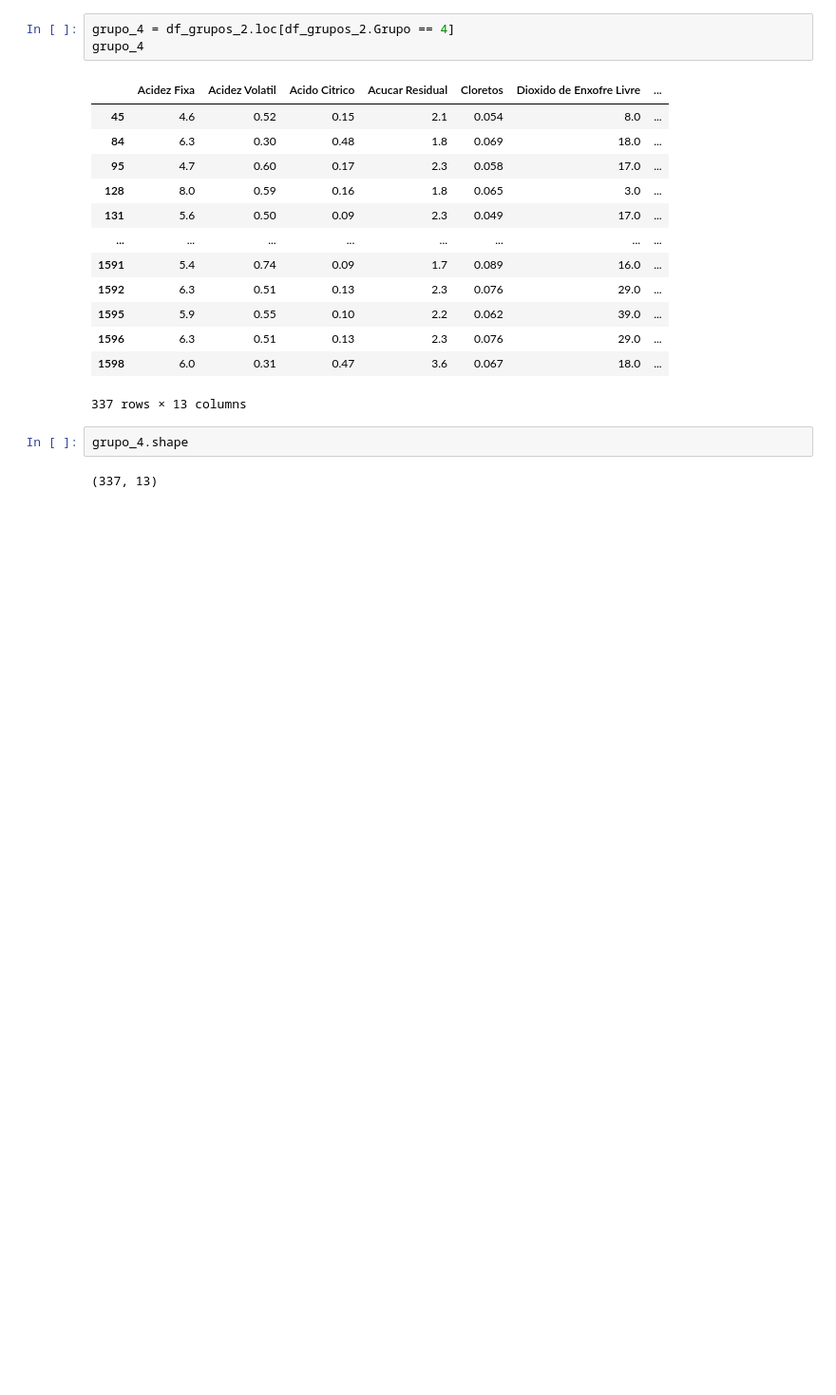
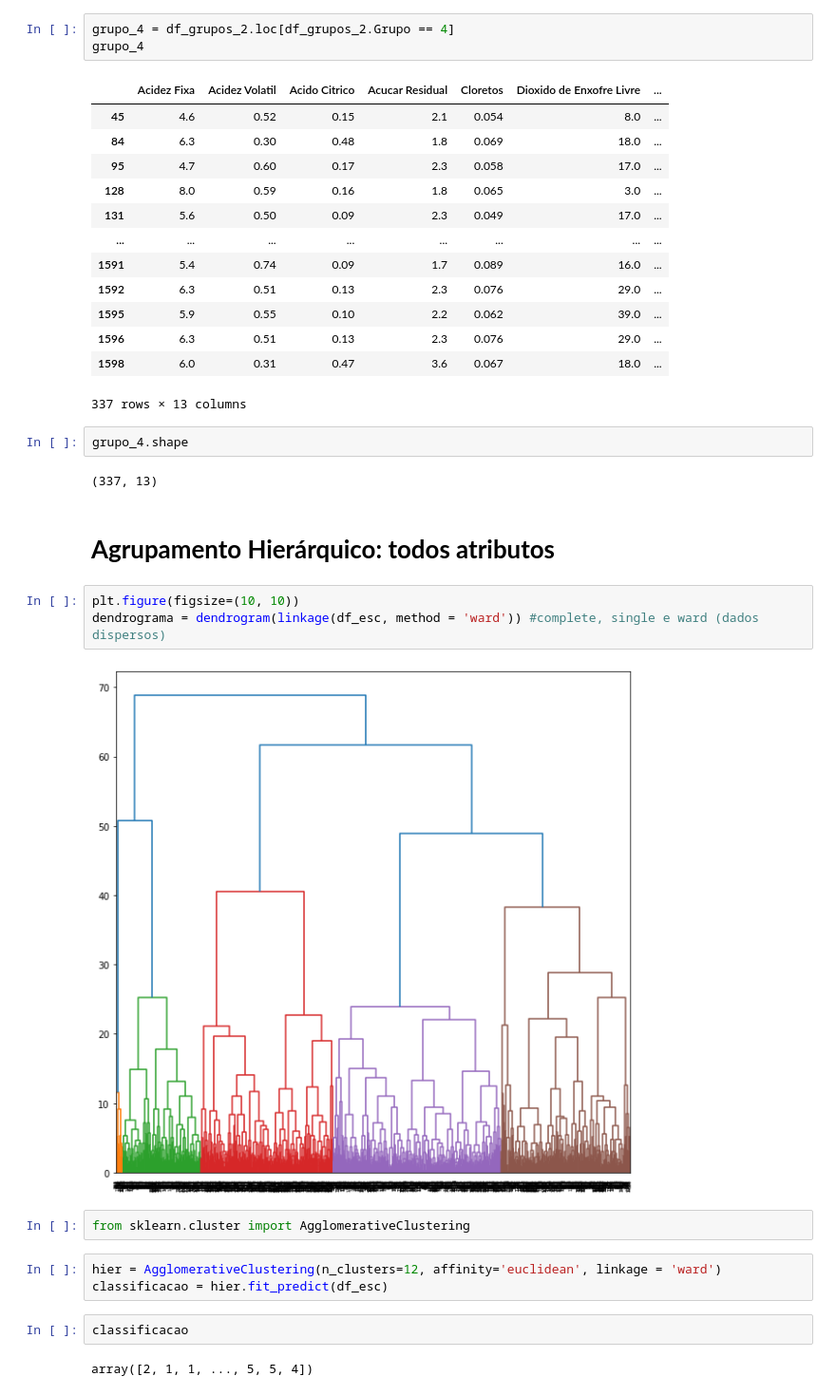
Before and after one commit to gabriel-ferraro/genderRecognitionPrediction, a Jupyter notebook: Trabalho_Wine_Aprendizado_Não_Supervisionado_.ipynb, the cells around one changed output. Shown at 95% size. Saved outputs shown, nothing was run; the diff lists cells and outputs as text; blank space fills up the shorter version.

Commit message:
agrupamento hierarquico

```diff
--- a/Trabalho_Wine_Aprendizado_Não_Supervisionado_.ipynb
+++ b/Trabalho_Wine_Aprendizado_Não_Supervisionado_.ipynb
@@ -436,3 +452,19 @@ grupo_4
 grupo_4.shape
 # %% [output]
 (337, 13)
+# %% [markdown]
+# **Agrupamento Hierárquico: todos atributos**
+# %%
+plt.figure(figsize=(10, 10))
+dendrograma = dendrogram(linkage(df_esc, method = 'ward')) #complete, single e ward (dados dispersos)
+# %% [output]
+[figure, added]
+# %%
+from sklearn.cluster import AgglomerativeClustering
+# %%
+hier = AgglomerativeClustering(n_clusters=12, affinity='euclidean', linkage = 'ward')
+classificacao = hier.fit_predict(df_esc)
+# %%
+classificacao
+# %% [output]
+array([2, 1, 1, ..., 5, 5, 4])
```
Also changed, not shown: parts of 8 cells of this notebook.
